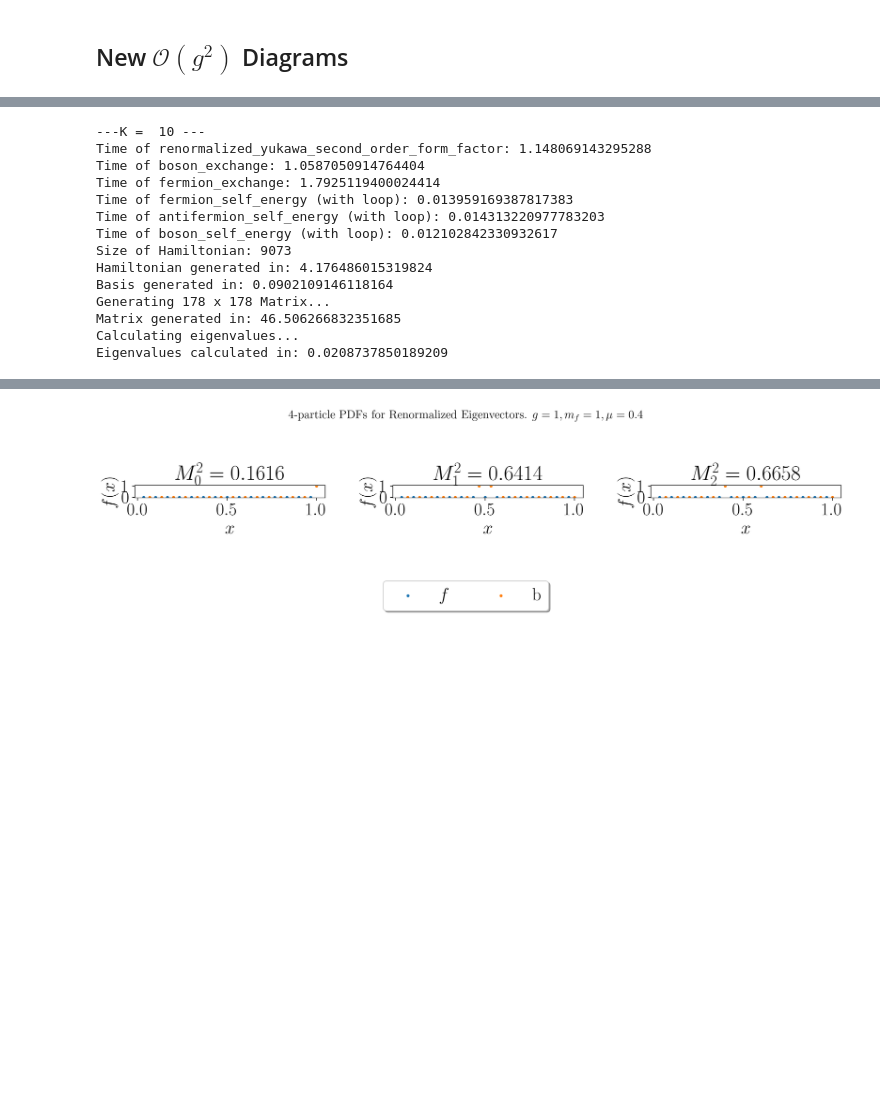
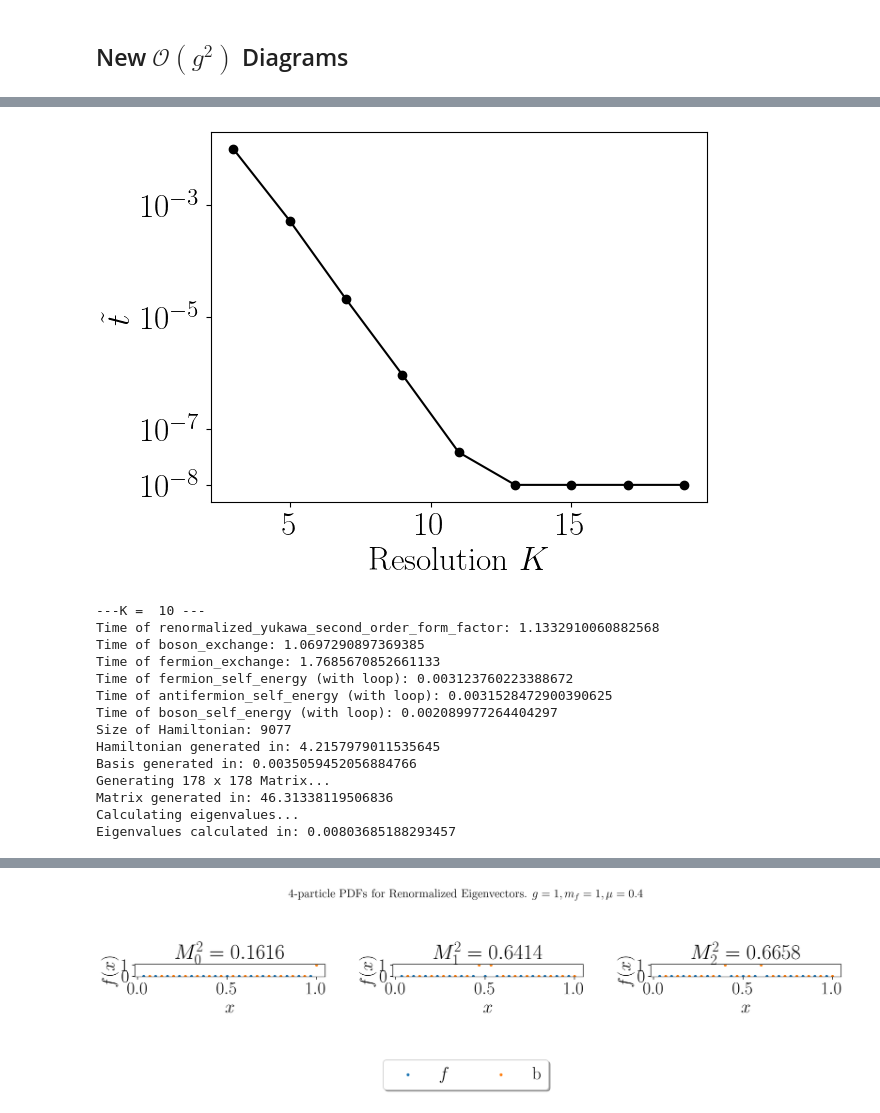
Before and after one commit to cgustin99/OpenParticle, a Jupyter notebook: models/Yukawa/yukawa.ipynb, the cells around one changed output, grey strips where cells are left out. Drawn from its saved outputs; the diff is of its cells as text; code cells hidden in the pictures; blank space fills up the shorter version.

```diff
--- a/models/Yukawa/yukawa.ipynb
+++ b/models/Yukawa/yukawa.ipynb
@@ -563,0 +604,38 @@ plt.show()
+# %%
+def fun(t, res):
+    mb = 0.4
+    mf = 1
+    g = 1
+    Q = 0
+    t = t[0]
+    if t > 1e-2:
+        return 1e6
+    val = get_renormalized_eigenstates([res], t = t, g = g, mf = mf,
+                mb = mb, Q = Q, num_eigenstates = 1, n_particles = 4, verbose = False)[0][0]
+
+    return mb**2 - val
+
+Ks = np.arange(3, 20, 2)
+Ts = []
+
+for res in Ks:
+    Ts.append(scipy.optimize.root(fun, args = (res,), x0 = 1e-8)['x'][0])
+# %%
+def fun(t, res):
+    mb = 0.4
+    mf = 1
+    g = 1
+    Q = 0
+    t = t[0]
+    if t > 1e-2:
+        return 1e6
+    val = get_renormalized_eigenstates([res], t = t, g = g, mf = mf,
+                mb = mb, Q = Q, num_eigenstates = 1, n_particles = 4, verbose = False)[0][0]
+
+    return mb**2 - val
+
+Ks = np.arange(3, 20, 2)
+Ts = []
+
+for res in Ks:
+    Ts.append(scipy.optimize.root(fun, args = (res,), x0 = 1e-8)['x'][0])
@@ -564,9 +669,18 @@ plt.show()
+# %%
+plt.plot(Ks, Ts, 'ko-')#, marker = 'o', color = 'k')
+plt.yscale('log')
+plt.xlabel(f'Resolution $K$')
+plt.ylabel(r'$\tilde t$')
+plt.yticks([1e-3, 1e-5, 1e-7, 1e-8])
+plt.show()
+# %% [output]
+[figure, added]
 # %%
 max_res = 10
 mf = 1
 mb = 0.4
 g = 1
-t = 1e-5
+t = 1e-1
 Q = 0
 n_particles = 4
 num_eigenstates = 'all'
@@ -577,19 +691,19 @@ renormalized_eigenvalues, renormalized_eigenvectors = get_renormalized_eigenstat
                                                                                    mb = mb, Q = Q, num_eigenstates = num_eigenstates, n_particles = n_particles, verbose = True)
 # %% [output]
 ---K =  10 ---
-Time of renormalized_yukawa_second_order_form_factor: 1.148069143295288
-Time of boson_exchange: 1.0587050914764404
-Time of fermion_exchange: 1.7925119400024414
-Time of fermion_self_energy (with loop): 0.013959169387817383
-Time of antifermion_self_energy (with loop): 0.014313220977783203
-Time of boson_self_energy (with loop): 0.012102842330932617
-Size of Hamiltonian: 9073
-Hamiltonian generated in: 4.176486015319824
-Basis generated in: 0.0902109146118164
+Time of renormalized_yukawa_second_order_form_factor: 1.1332910060882568
+Time of boson_exchange: 1.0697290897369385
+Time of fermion_exchange: 1.7685670852661133
+Time of fermion_self_energy (with loop): 0.003123760223388672
+Time of antifermion_self_energy (with loop): 0.0031528472900390625
+Time of boson_self_energy (with loop): 0.002089977264404297
+Size of Hamiltonian: 9077
+Hamiltonian generated in: 4.2157979011535645
+Basis generated in: 0.0035059452056884766
 Generating 178 x 178 Matrix...
-Matrix generated in: 46.506266832351685
+Matrix generated in: 46.31338119506836
 Calculating eigenvalues...
-Eigenvalues calculated in: 0.0208737850189209
+Eigenvalues calculated in: 0.00803685188293457
 # %%
 
 plt.figure(figsize = (10, 7), dpi = 200)
```
Also changed, not shown: parts of 6 cells of this notebook.
